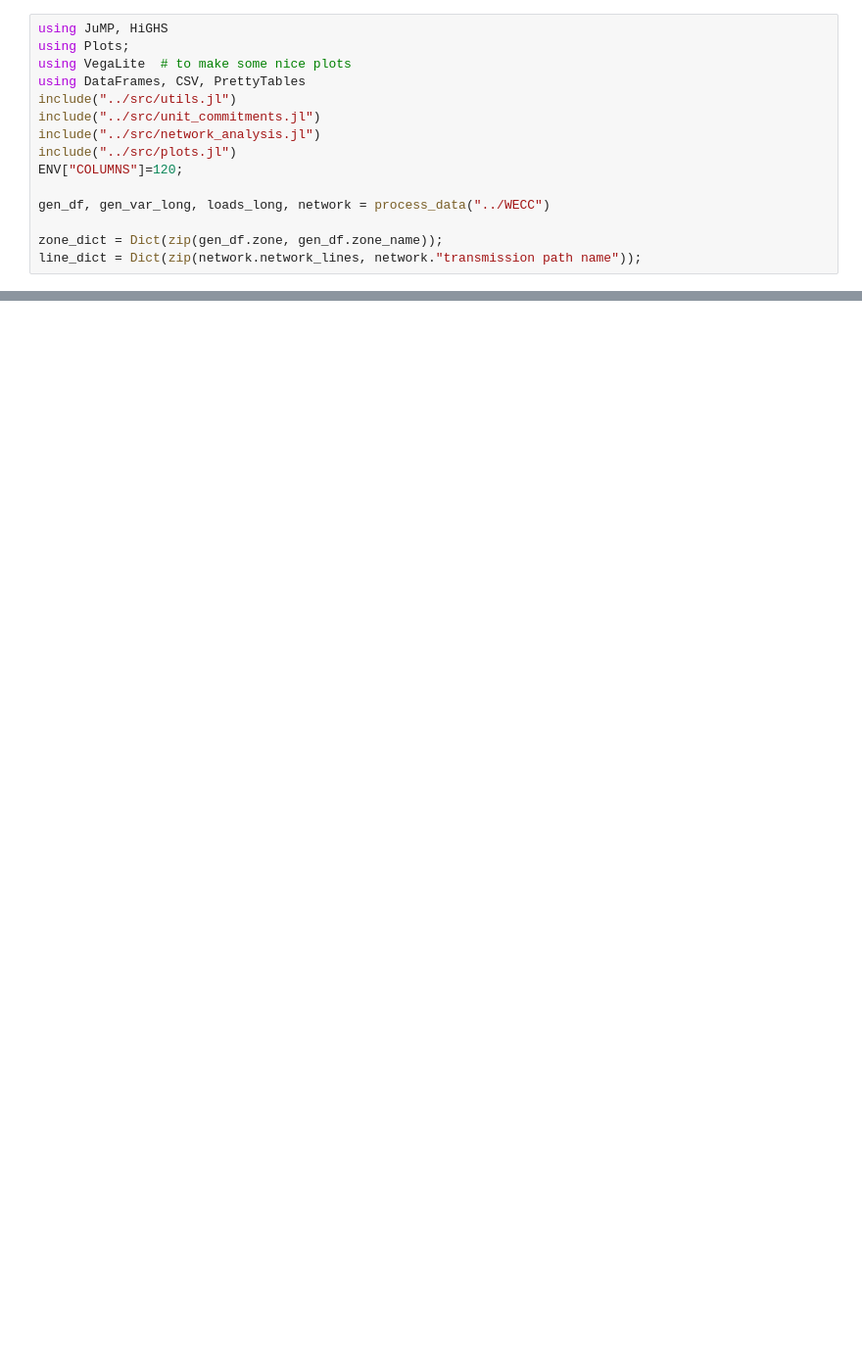
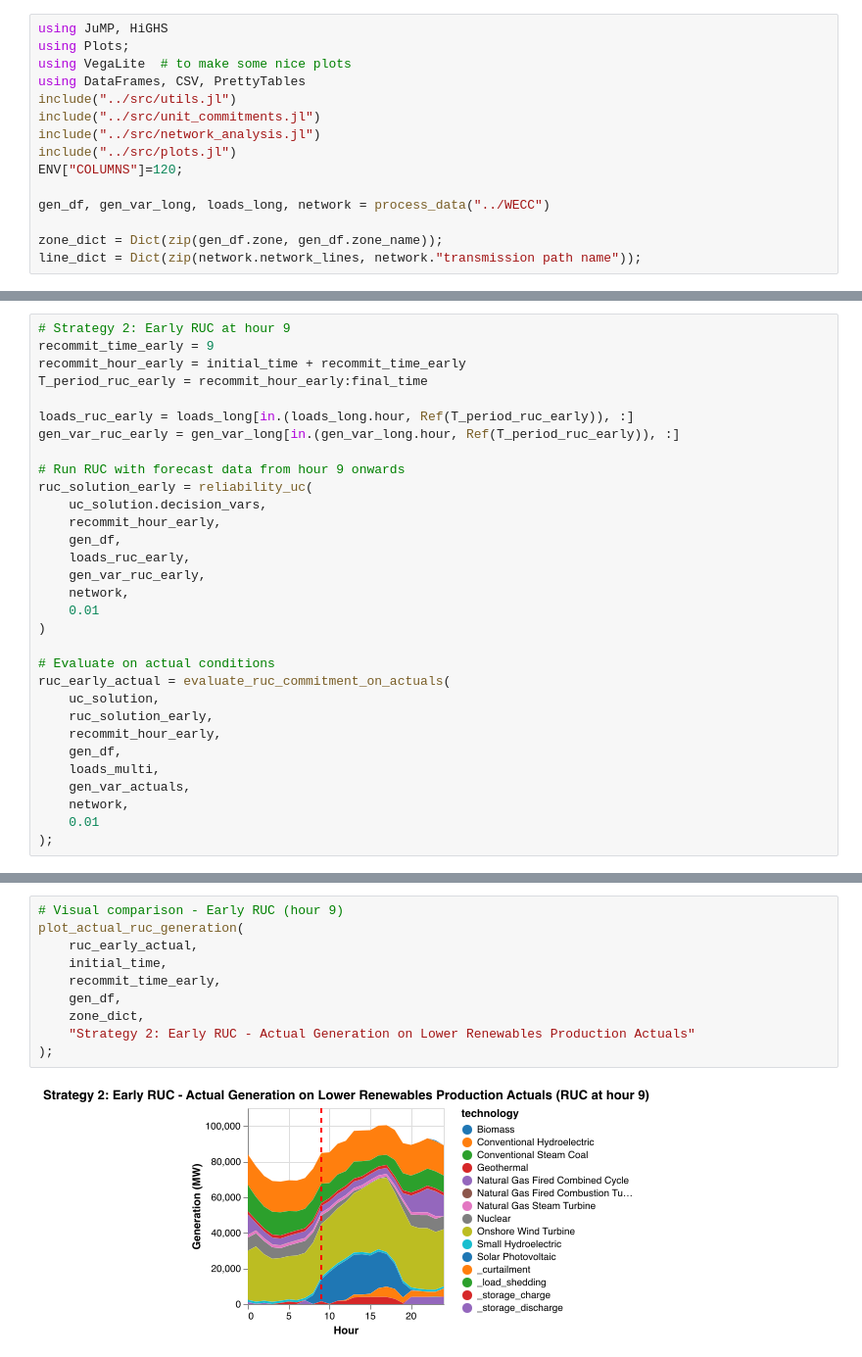
Before and after one commit to ek9321/intraday-commitments, a Jupyter notebook: experiment_notebooks/high_variability.ipynb, the cells around one changed output, grey strips where cells are left out. Shown at 98% size. Saved outputs shown, nothing was run; the diff lists cells and outputs as text; blank space fills up the shorter version.

```diff
--- a/experiment_notebooks/high_variability.ipynb
+++ b/experiment_notebooks/high_variability.ipynb
@@ -376,0 +90,31 @@ ruc_solution = reliability_uc(
+# %%
+# Strategy 2: Early RUC at hour 9
+recommit_time_early = 9
+recommit_hour_early = initial_time + recommit_time_early
+T_period_ruc_early = recommit_hour_early:final_time
+
+loads_ruc_early = loads_long[in.(loads_long.hour, Ref(T_period_ruc_early)), :]
+gen_var_ruc_early = gen_var_long[in.(gen_var_long.hour, Ref(T_period_ruc_early)), :]
+
+# Run RUC with forecast data from hour 9 onwards
+ruc_solution_early = reliability_uc(
+    uc_solution.decision_vars,
+    recommit_hour_early,
+    gen_df,
+    loads_ruc_early,
+    gen_var_ruc_early,
+    network,
+    0.01
+)
+
+# Evaluate on actual conditions
+ruc_early_actual = evaluate_ruc_commitment_on_actuals(
+    uc_solution,
+    ruc_solution_early,
+    recommit_hour_early,
+    gen_df,
+    loads_multi,
+    gen_var_actuals,
+    network,
+    0.01
+);
@@ -376,0 +245,12 @@ ruc_solution = reliability_uc(
+# %%
+# Visual comparison - Early RUC (hour 9)
+plot_actual_ruc_generation(
+    ruc_early_actual,
+    initial_time,
+    recommit_time_early,
+    gen_df,
+    zone_dict,
+    "Strategy 2: Early RUC - Actual Generation on Lower Renewables Production Actuals"
+);
+# %% [output]
+[figure, added]
```
Also changed, not shown: parts of 27 cells of this notebook, 18 other files.
